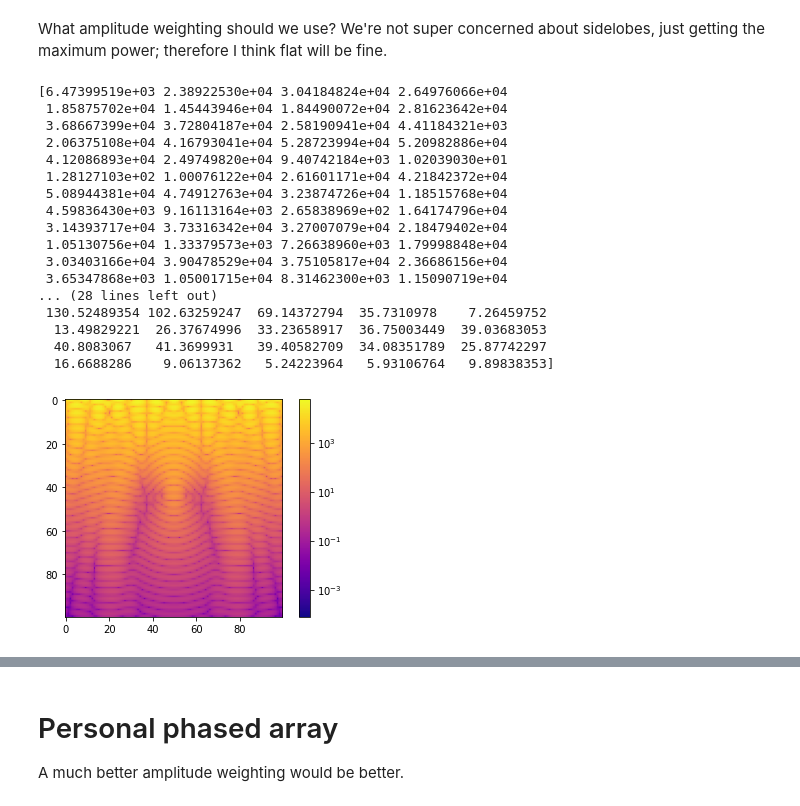
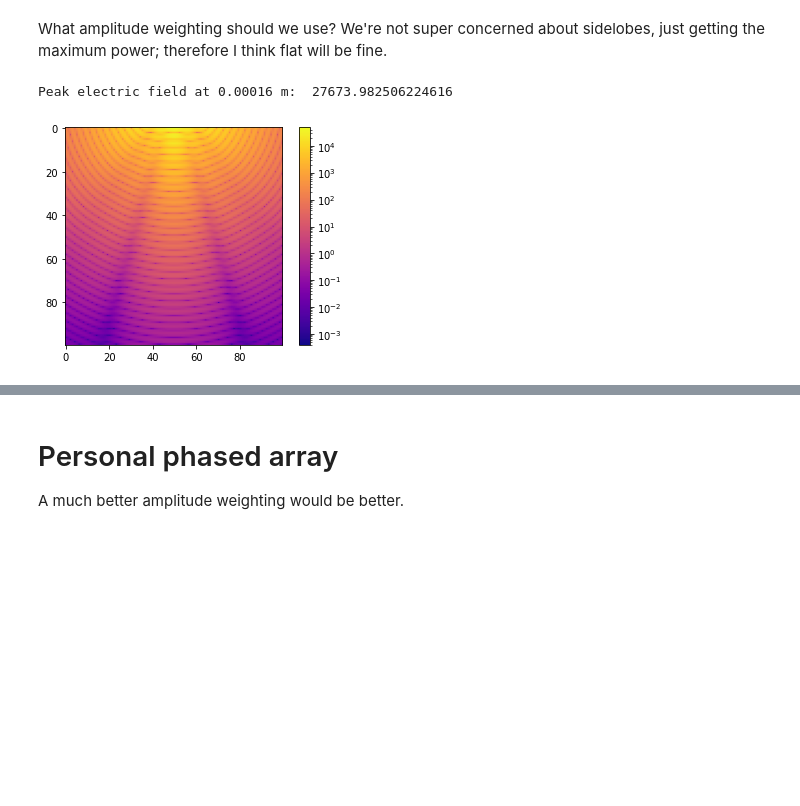
Before and after one commit to 0xDBFB7/covidinator, a Jupyter notebook: documents/phased_array_optimize.ipynb, the cells around one changed output, grey strips where cells are left out. Saved outputs shown, nothing was run; the diff lists cells and outputs as text; code cells hidden in the pictures; blank space fills up the shorter version.

```diff
--- a/documents/phased_array_optimize.ipynb
+++ b/documents/phased_array_optimize.ipynb
@@ -118,65 +118,91 @@ def linear_single_tissue_E_test(sample_x, sample_z, focal_z, tissue_gamma, eps_t
 
     return E
 
+
+# def linear_multi_tissue_E_test(sample_x, sample_z, focal_z, tissue_gamma, tissue_depths, eps_tissue, max_k, spacing, f, power):
+#     E = 0
+
+#     antenna_resistance = 73.1
+#     eta = scipy.constants.value("characteristic impedance of vacuum")
+
+#     for k in range(0, max_k):
+
+#         k_x = (-1.0*spacing*((max_k-1)/2.0))+(k*spacing)
+
+#         D_focal = np.sqrt((k_x**2.0) + (0-focal_z)**2.0) - np.sqrt(focal_z**2.0)
+
+#         D_sample = np.sqrt((sample_x-k_x)**2 + (sample_z)**2)
+
+# #         alpha = np.exp(-1.0 * (D_sample/ tissue_gamma[0]))
+
+#         b=0
+#         alpha = np.ones_like(sample_z)
+#         for b in range(0,len(tissue_gamma)):
+#             previous_depth = np.sum(tissue_depths[0:b])
+#             next_depth = np.sum(tissue_depths[b:-1])
+#             alpha[sample_z > previous_depth] *= np.exp(-1.0 * (((D_sample/sample_z)*(sample_z-previous_depth))/tissue_gamma[b]))
+
+
+#         I = np.sqrt(power / (0.5 * antenna_resistance))
+
+
+#         k_tissue = 2 * pi * f * np.sqrt(epsilon_0 * eps_tissue * mu_0)
+
+#         E_k = 1.0/(2.0 * pi) * eta * I * 1.0/(D_sample) * np.sin((k_tissue * D_focal) - (k_tissue * D_sample)) * alpha
+# #         print(E_k)
+
+#         E += E_k
+
+#     return E
+
 focal_z = 0.04
 sample_x = 0
 sample_z = focal_z
 tissue_gamma = 0.007
+# tissue_gamma = [0.0046, 0.007] #e-field penetration depth ("Skin depth")
+# muscle_depth = 0.03
+# tissue_depths = [muscle_depth, focal_z-muscle_depth]
 eps_tissue = 50.0
-max_k = 10
+max_k = 3
 
 f = 9e9
-power = 20000.0
+power = 10000.0
 
 k_tissue = 2 * pi * f * np.sqrt(epsilon_0 * eps_tissue * mu_0)
 
 
 # spacing = 1.0/k_tissue
-spacing = 0.01
+spacing = 0.005
 # spacing = np.linspace(1.0/10000.0, 1.0/10, 50)
 # print(spacing)
 
 
 
 
 
 sample_x = np.linspace(-focal_z, focal_z, 100)
 sample_z = np.linspace(focal_z*0.25, focal_z*2, 100)
 
 sample_x, sample_z = np.meshgrid(sample_x, sample_z)
 
 
 E = linear_single_tissue_E_test(sample_x, sample_z, focal_z, tissue_gamma, eps_tissue, max_k, spacing, f, power)
 
 E = np.abs(E)
 
-print(E[0], E[np.shape(E)[0]//2])
+# print(E[0], E[np.shape(E)[0]//2])
 
 # print(E[:][0])
 
 # plt.plot(spacing, E[:])
 
 fig, ax = plt.subplots()
 cs = ax.imshow(E, cmap=cm.plasma, norm=colors.LogNorm())
 cbar = fig.colorbar(cs)
 
 # plt.plot(E)
+
+print(f"Peak electric field at {4*(focal_z / 1000)} m: ", np.max(E[4:-1, :]))
 # %% [output]
-[6.47399519e+03 2.38922530e+04 3.04184824e+04 2.64976066e+04
- 1.85875702e+04 1.45443946e+04 1.84490072e+04 2.81623642e+04
- 3.68667399e+04 3.72804187e+04 2.58190941e+04 4.41184321e+03
- 2.06375108e+04 4.16793041e+04 5.28723994e+04 5.20982886e+04
- 4.12086893e+04 2.49749820e+04 9.40742184e+03 1.02039030e+01
- 1.28127103e+02 1.00076122e+04 2.61601171e+04 4.21842372e+04
- 5.08944381e+04 4.74912763e+04 3.23874726e+04 1.18515768e+04
- 4.59836430e+03 9.16113164e+03 2.65838969e+02 1.64174796e+04
- 3.14393717e+04 3.73316342e+04 3.27007079e+04 2.18479402e+04
- 1.05130756e+04 1.33379573e+03 7.26638960e+03 1.79998848e+04
- 3.03403166e+04 3.90478529e+04 3.75105817e+04 2.36686156e+04
- 3.65347868e+03 1.05001715e+04 8.31462300e+03 1.15090719e+04
-... (28 lines left out)
- 130.52489354 102.63259247  69.14372794  35.7310978    7.26459752
-  13.49829221  26.37674996  33.23658917  36.75003449  39.03683053
-  40.8083067   41.3699931   39.40582709  34.08351789  25.87742297
-  16.6688286    9.06137362   5.24223964   5.93106764   9.89838353]
+Peak electric field at 0.00016 m:  27673.982506224616
-[figure, old version]
+[figure, new version]
```
Also changed, not shown: parts of 2 cells of this notebook, 7 other files.
